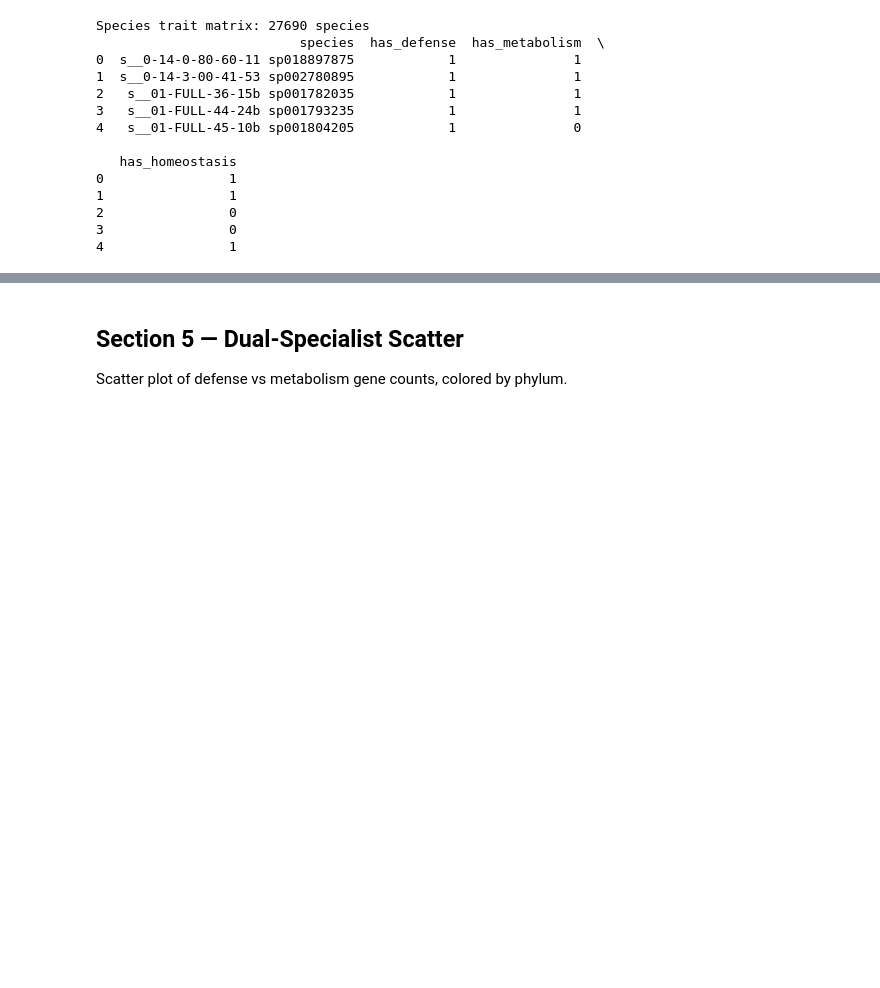
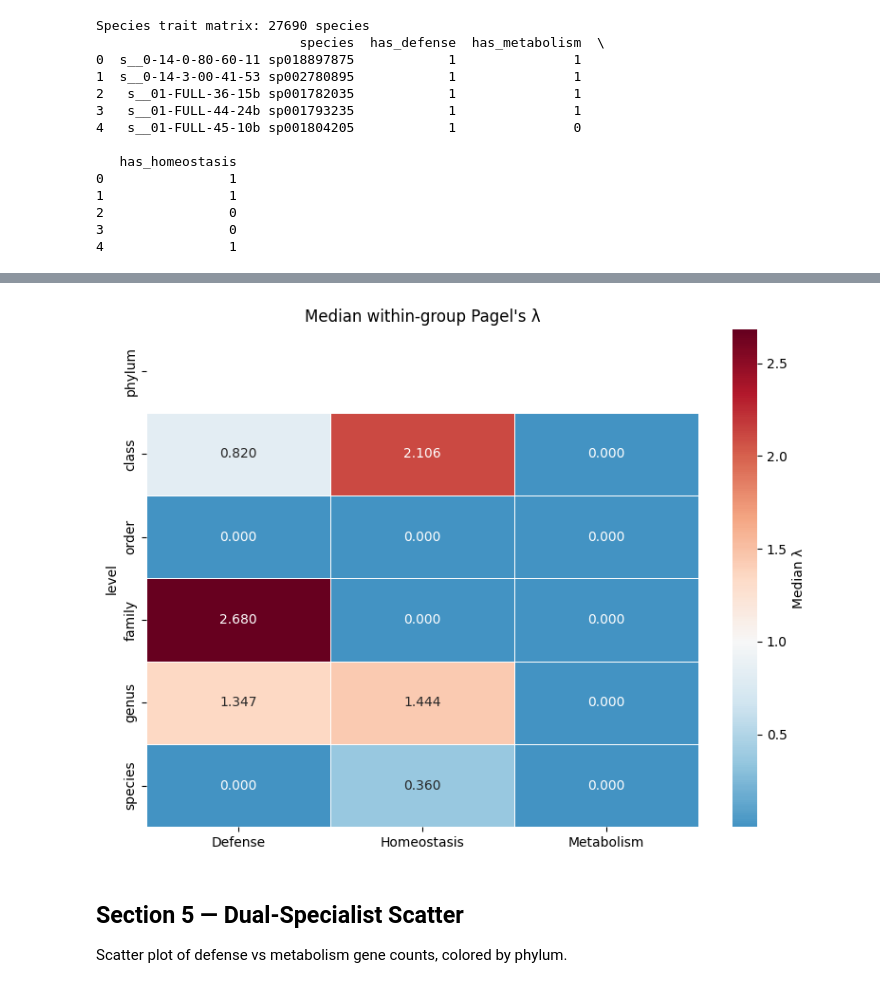
Before and after one commit to kbaseincubator/BERIL-research-observatory, a Jupyter notebook: projects/metal_defense_vs_metabolism_classification/notebooks/03_phylogenetic_distribution.ipynb, the cells around one changed output, grey strips where cells are left out. Saved outputs shown, nothing was run; the diff lists cells and outputs as text; code cells hidden in the pictures; blank space fills up the shorter version.

```diff
--- a/projects/metal_defense_vs_metabolism_classification/notebooks/03_phylogenetic_distribution.ipynb
+++ b/projects/metal_defense_vs_metabolism_classification/notebooks/03_phylogenetic_distribution.ipynb
@@ -264,0 +732,26 @@ Rscript not found. Skipping Pagel's λ analysis.
+# %%
+# Summarise and compare with global λ
+global_vals = df_lambda[df_lambda['domain']=='Bacteria']
+global_vals['trait'] = global_vals['trait'].str.rstrip(':')
+global_vals = global_vals.set_index(['level', 'trait'])['lambda']
+
+comparison = []
+for level_col, df in nested_results.items():
+    if df.empty:
+        continue
+    medians = df.groupby('trait')['lambda'].median().to_dict()
+    # Remove 'gtdb_' prefix to match global level names
+    global_level = level_col.replace('gtdb_', '')
+    for trait, med in medians.items():
+        global_lambda = global_vals.get((global_level, trait), float('nan'))
+        comparison.append({
+            'level': level_col,
+            'trait': trait,
+            'global_lambda': global_lambda,
+            'median_within_group': med,
+            'n_groups': df['group'].nunique()
+        })
+
+comparison_df = pd.DataFrame(comparison)
+print("\n=== Comparison: Global λ vs Median within-group λ ===\n")
+print(comparison_df.round(4))
@@ -264,0 +846,15 @@ Rscript not found. Skipping Pagel's λ analysis.
+# %%
+# Pivot table of median within-group λ
+heatmap_data = nested_combined.groupby(['level', 'trait'])['lambda'].median().unstack()
+heatmap_data = heatmap_data.reindex(level_order)
+heatmap_data.columns = [trait_labels.get(c, c) for c in heatmap_data.columns]
+
+plt.figure(figsize=(8, 6))
+sns.heatmap(heatmap_data, annot=True, fmt='.3f', cmap='RdBu_r', center=1,
+            linewidths=0.5, cbar_kws={'label': 'Median λ'})
+plt.title('Median within-group Pagel\'s λ')
+plt.tight_layout()
+plt.savefig(OUTPUT_DIR / 'nested_lambda_heatmap.png', dpi=300)
+plt.show()
+# %% [output]
+[figure, added]
```
Also changed, not shown: parts of 23 cells of this notebook, 3 other files.
